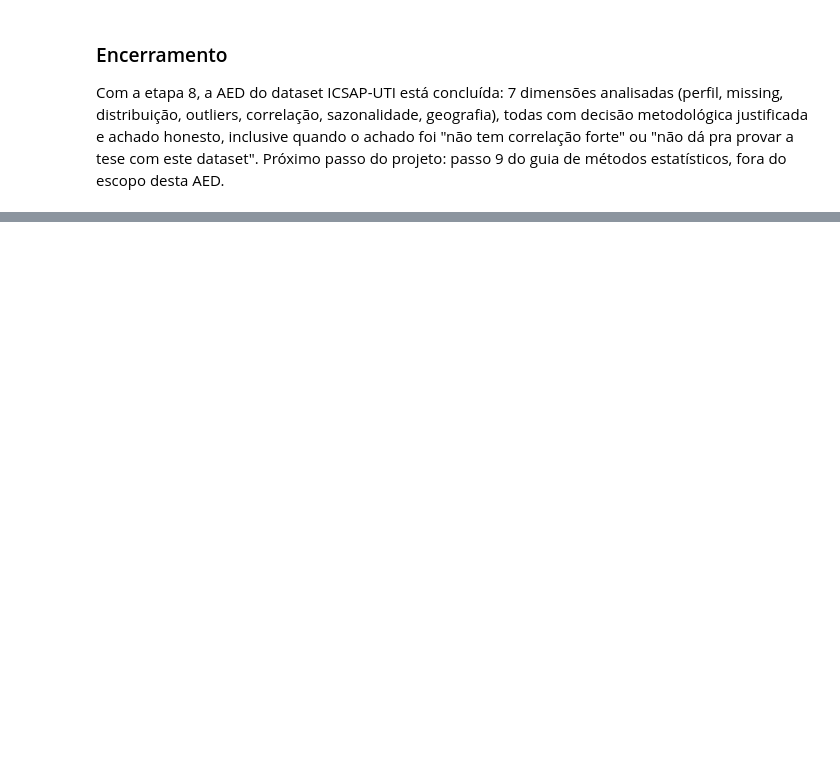
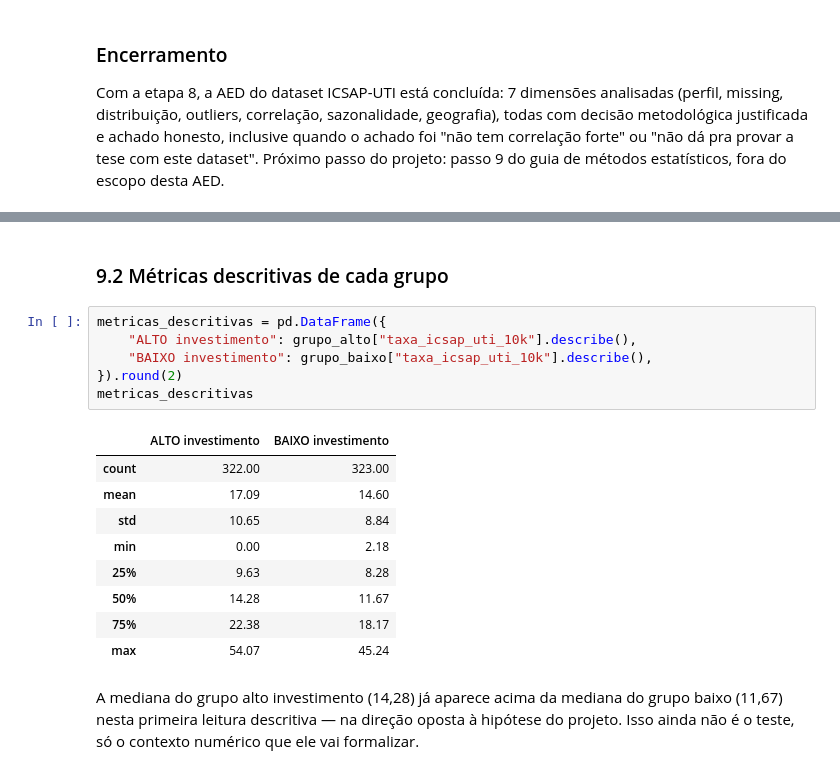
Before and after one commit to yasminyumit/clariti-oci, a Jupyter notebook: notebooks/AED_ICSAP_UTI_SP_10.ipynb, the cells around one changed output, grey strips where cells are left out. Drawn from its saved outputs; the diff is of its cells as text; blank space fills up the shorter version.

```diff
--- a/notebooks/AED_ICSAP_UTI_SP_10.ipynb
+++ b/notebooks/AED_ICSAP_UTI_SP_10.ipynb
@@ -1086,0 +1172,20 @@ Com a etapa 8, a AED do dataset ICSAP-UTI está concluída: 7 dimensões analisa
+# %% [markdown]
+### 9.2 Métricas descritivas de cada grupo
+# %%
+metricas_descritivas = pd.DataFrame({
+    "ALTO investimento": grupo_alto["taxa_icsap_uti_10k"].describe(),
+    "BAIXO investimento": grupo_baixo["taxa_icsap_uti_10k"].describe(),
+}).round(2)
+metricas_descritivas
+# %% [output]
+|  | ALTO investimento | BAIXO investimento |
+| count | 322.00 | 323.00 |
+| mean | 17.09 | 14.60 |
+| std | 10.65 | 8.84 |
+| min | 0.00 | 2.18 |
+| 25% | 9.63 | 8.28 |
+| 50% | 14.28 | 11.67 |
+| 75% | 22.38 | 18.17 |
+| max | 54.07 | 45.24 |
+# %% [markdown]
+A mediana do grupo alto investimento (14,28) já aparece acima da mediana do grupo baixo (11,67) nesta primeira leitura descritiva — na direção oposta à hipótese do projeto. Isso ainda não é o teste, só o contexto numérico que ele vai formalizar.
```
Also changed, not shown: parts of 35 cells of this notebook.
